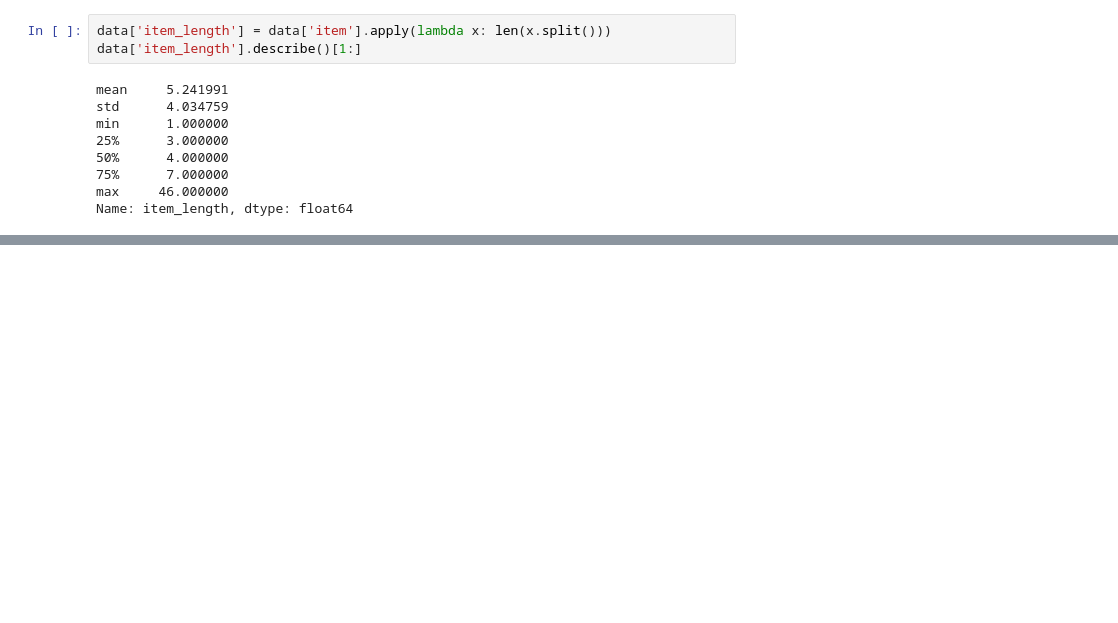
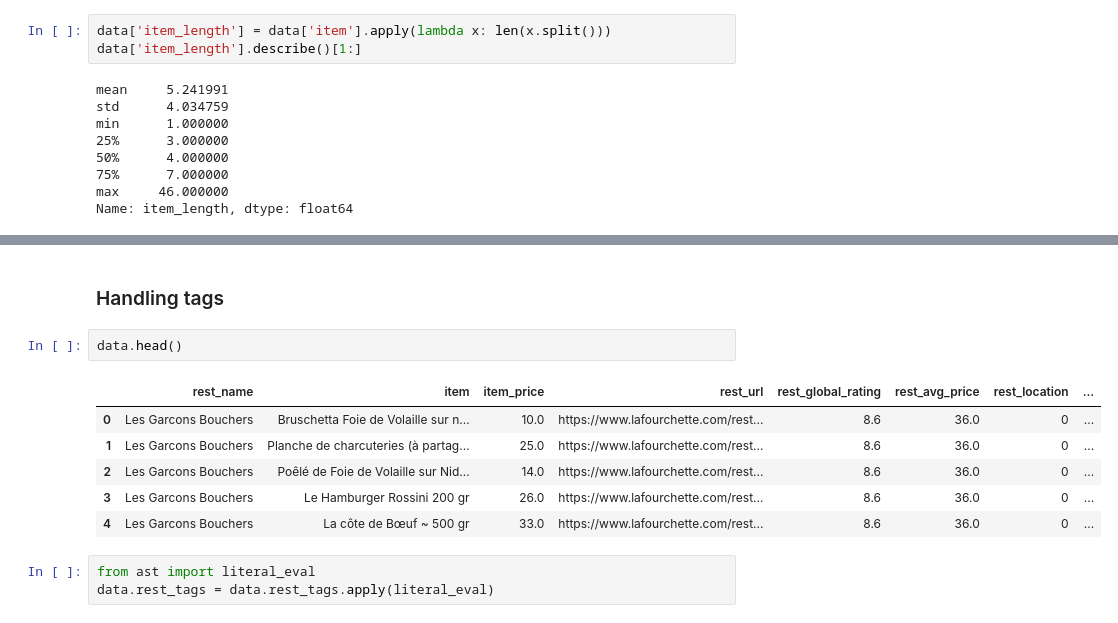
Before and after one commit to Iwontbecreative/the-right-price, a Jupyter notebook: Descriptive Statistics.ipynb, the cells around one changed output, grey strips where cells are left out. Saved outputs shown, nothing was run; the diff lists cells and outputs as text; blank space fills up the shorter version.

```diff
--- a/Descriptive Statistics.ipynb
+++ b/Descriptive Statistics.ipynb
@@ -128,0 +129,14 @@ a = plt.hist(data[data.item_length<30].item_length, bins = 30)
+# %% [markdown]
+### Handling tags
+# %%
+data.head()
+# %% [output]
+|  | rest_name | item | item_price | rest_url | rest_global_rating | rest_avg_price | rest_location | ... |
+| 0 | Les Garcons Bouchers | Bruschetta Foie de Volaille sur n... | 10.0 | https://www.lafourchette.com/rest... | 8.6 | 36.0 | 0 | ... |
+| 1 | Les Garcons Bouchers | Planche de charcuteries (à partag... | 25.0 | https://www.lafourchette.com/rest... | 8.6 | 36.0 | 0 | ... |
+| 2 | Les Garcons Bouchers | Poêlé de Foie de Volaille sur Nid... | 14.0 | https://www.lafourchette.com/rest... | 8.6 | 36.0 | 0 | ... |
+| 3 | Les Garcons Bouchers | Le Hamburger Rossini 200 gr | 26.0 | https://www.lafourchette.com/rest... | 8.6 | 36.0 | 0 | ... |
+| 4 | Les Garcons Bouchers | La côte de Bœuf ~ 500 gr | 33.0 | https://www.lafourchette.com/rest... | 8.6 | 36.0 | 0 | ... |
+# %%
+from ast import literal_eval
+data.rest_tags = data.rest_tags.apply(literal_eval)
```
Also changed, not shown: parts of 21 cells of this notebook, 1 other file.
